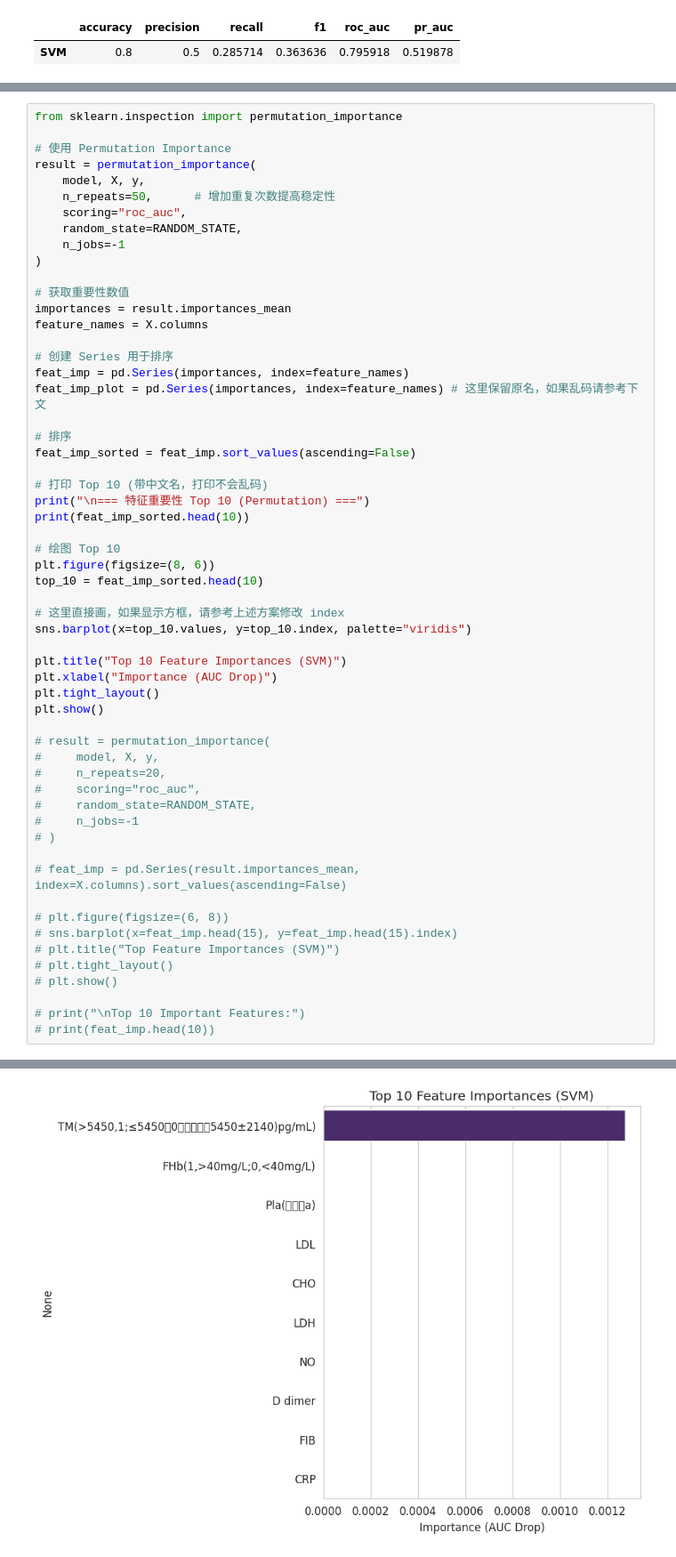
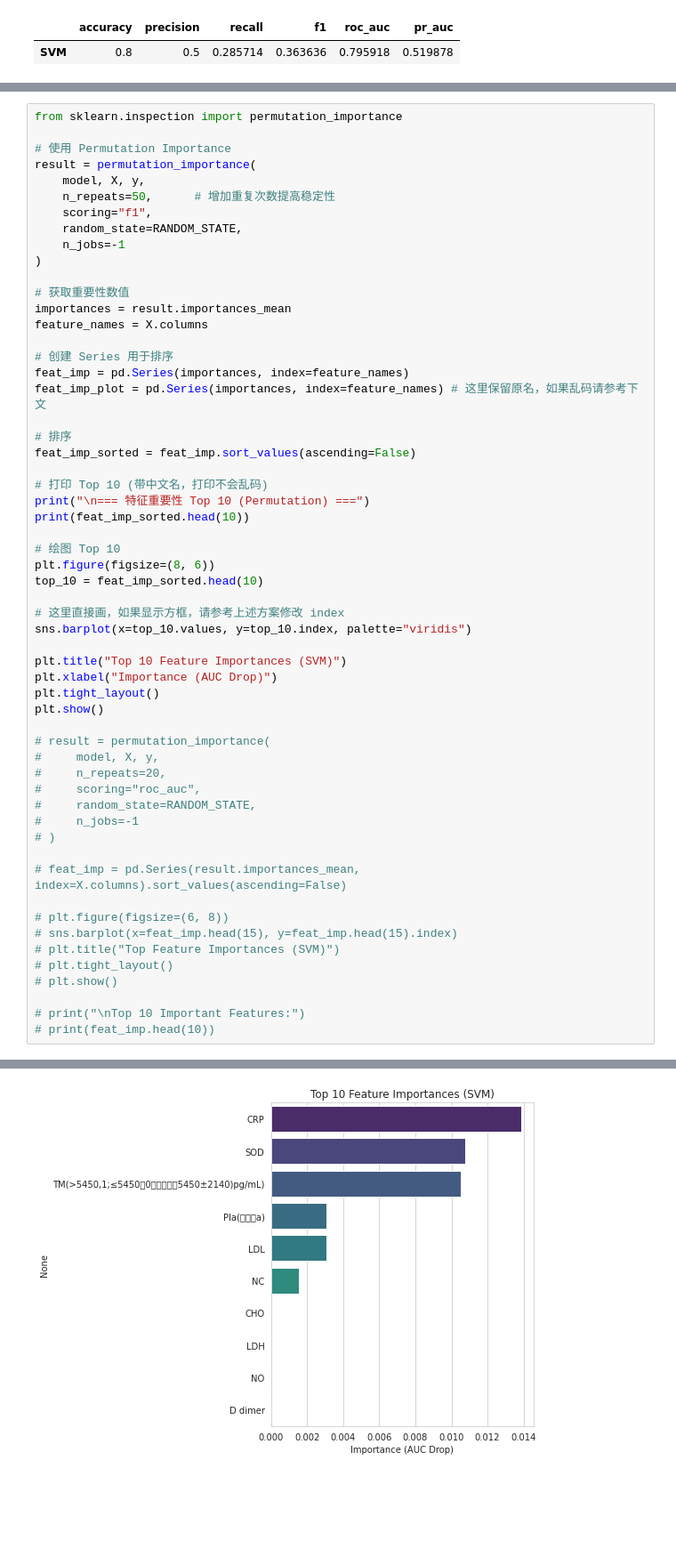
Before and after one commit to enoch321/PLT_Prediction, a Jupyter notebook: notebooks/SVM_3.ipynb, the cells around one changed output, grey strips where cells are left out. Shown at 89% size. Saved outputs shown, nothing was run; the diff lists cells and outputs as text; blank space fills up the shorter version.

```diff
--- a/notebooks/SVM_3.ipynb
+++ b/notebooks/SVM_3.ipynb
@@ -270,7 +270,7 @@ from sklearn.inspection import permutation_importance
 result = permutation_importance(
     model, X, y,
     n_repeats=50,      # 增加重复次数提高稳定性
-    scoring="roc_auc",
+    scoring="f1",
     random_state=RANDOM_STATE,
     n_jobs=-1
 )
@@ -335,8 +335,8 @@ CRP                                        0.000000
 dtype: float64
 Passing `palette` without assigning `hue` is deprecated and will be removed in v0.14.0. Assign the `y` variable to `hue` and set `legend=False` for the same effect.
 
   sns.barplot(x=top_10.values, y=top_10.index, palette="viridis")
-[figure, old version]
+[figure, new version]
 # %%
 metrics_df.to_csv("../outputs/svm_metrics_03.csv")
 feat_imp.to_csv("../outputs/svm_feature_importance_03.csv")
```
Also changed, not shown: parts of 4 cells of this notebook, 11 other files.
